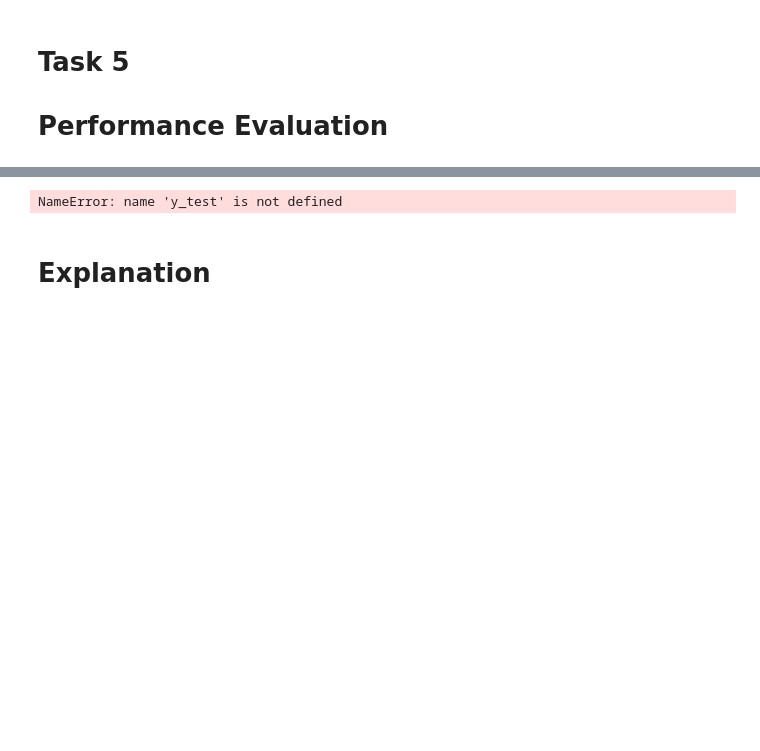
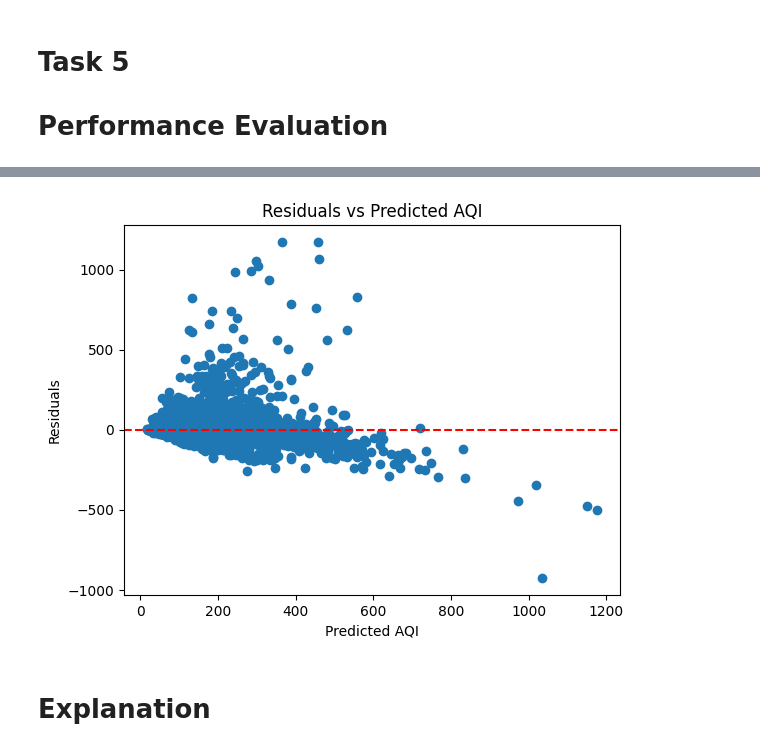
Before and after one commit to AizelMae03/ITC106L_PREFINAL, a Jupyter notebook: prefinals.ipynb, the cells around one changed output, grey strips where cells are left out. Drawn from its saved outputs; the diff is of its cells as text; code cells hidden in the pictures; blank space fills up the shorter version.

```diff
--- a/prefinals.ipynb
+++ b/prefinals.ipynb
@@ -232,13 +232,15 @@ plt.show()
 # %%
 residuals = y_test - y_pred
+
 plt.scatter(y_pred, residuals)
-plt.AxLine(y=0, color='red', linestyle='--')
+plt.axhline(y=0, color='red', linestyle='--')
+
 plt.xlabel('Predicted AQI')
 plt.ylabel('Residuals')
 plt.title('Residuals vs Predicted AQI')
 plt.show()
 # %% [output]
-NameError: name 'y_test' is not defined
+[figure, added]
 # %% [markdown]
 # Explanation
 # %%
```
Also changed, not shown: parts of 22 cells of this notebook.
